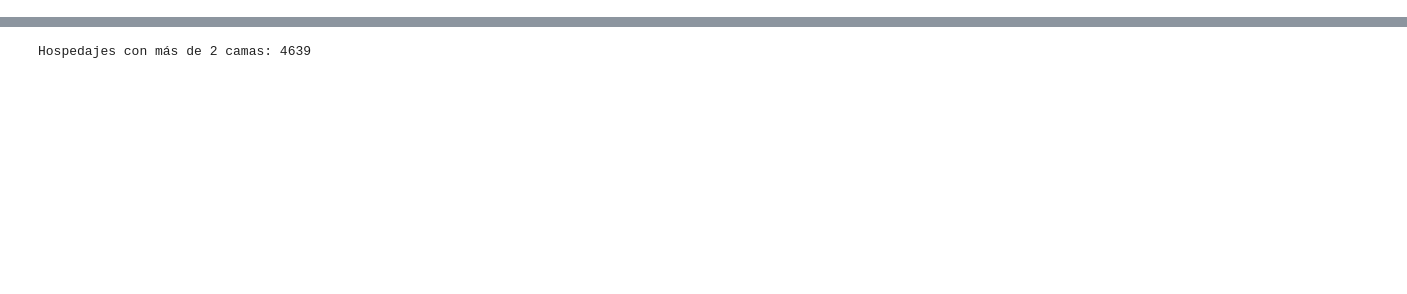
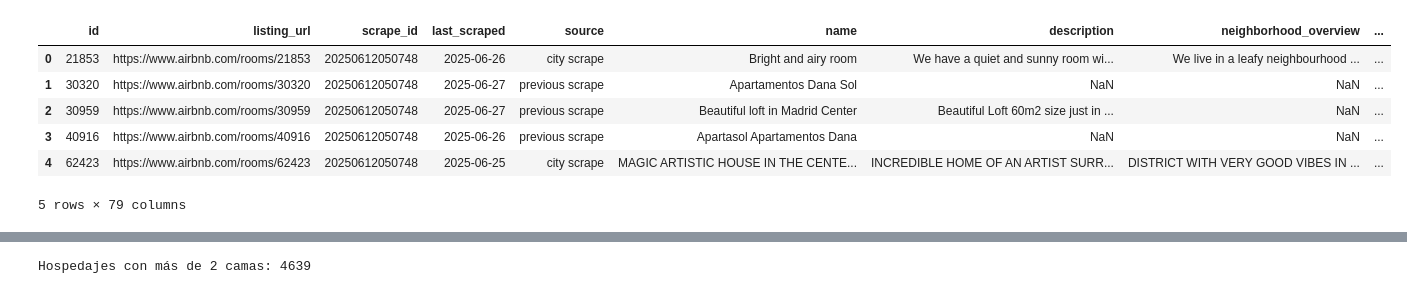
Before and after one commit to rolando-d3v/machine-learning, a Jupyter notebook: hack/tareaHackathon.ipynb, the cells around one changed output, grey strips where cells are left out. Drawn from its saved outputs; the diff is of its cells as text; code cells hidden in the pictures; blank space fills up the shorter version.

```diff
--- a/hack/tareaHackathon.ipynb
+++ b/hack/tareaHackathon.ipynb
@@ -6,7 +6,17 @@ import seaborn as sns
 # %%
 # leyendo datos de Real Madrid
 path ='https://data.insideairbnb.com/spain/comunidad-de-madrid/madrid/2025-06-12/data/listings.csv.gz'
 df = pd.read_csv(path)
+
+df.head()
+# %% [output]
+|  | id | listing_url | scrape_id | last_scraped | source | name | description | neighborhood_overview | ... |
+| 0 | 21853 | https://www.airbnb.com/rooms/21853 | 20250612050748 | 2025-06-26 | city scrape | Bright and airy room | We have a quiet and sunny room wi... | We live in a leafy neighbourhood ... | ... |
+| 1 | 30320 | https://www.airbnb.com/rooms/30320 | 20250612050748 | 2025-06-27 | previous scrape | Apartamentos Dana Sol | NaN | NaN | ... |
+| 2 | 30959 | https://www.airbnb.com/rooms/30959 | 20250612050748 | 2025-06-27 | previous scrape | Beautiful loft in Madrid Center | Beautiful Loft 60m2 size just in ... | NaN | ... |
+| 3 | 40916 | https://www.airbnb.com/rooms/40916 | 20250612050748 | 2025-06-26 | previous scrape | Apartasol Apartamentos Dana | NaN | NaN | ... |
+| 4 | 62423 | https://www.airbnb.com/rooms/62423 | 20250612050748 | 2025-06-25 | city scrape | MAGIC ARTISTIC HOUSE IN THE CENTE... | INCREDIBLE HOME OF AN ARTIST SURR... | DISTRICT WITH VERY GOOD VIBES IN ... | ... |
+5 rows × 79 columns
 # %%
 #HOSPEDAJES CON MAS DE UNA HABITACION QUE ESTAN CERCA A CENTROS COMERCIALES
 # Importar librerías
```
Also changed, not shown: 1 other file.
